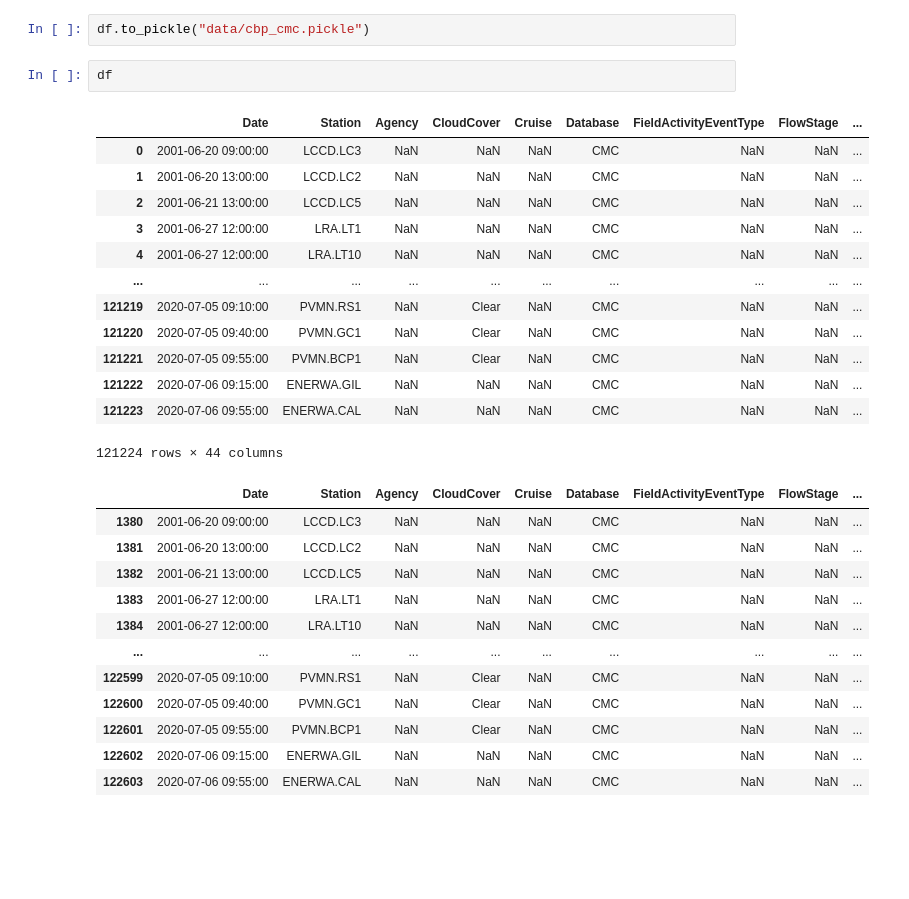
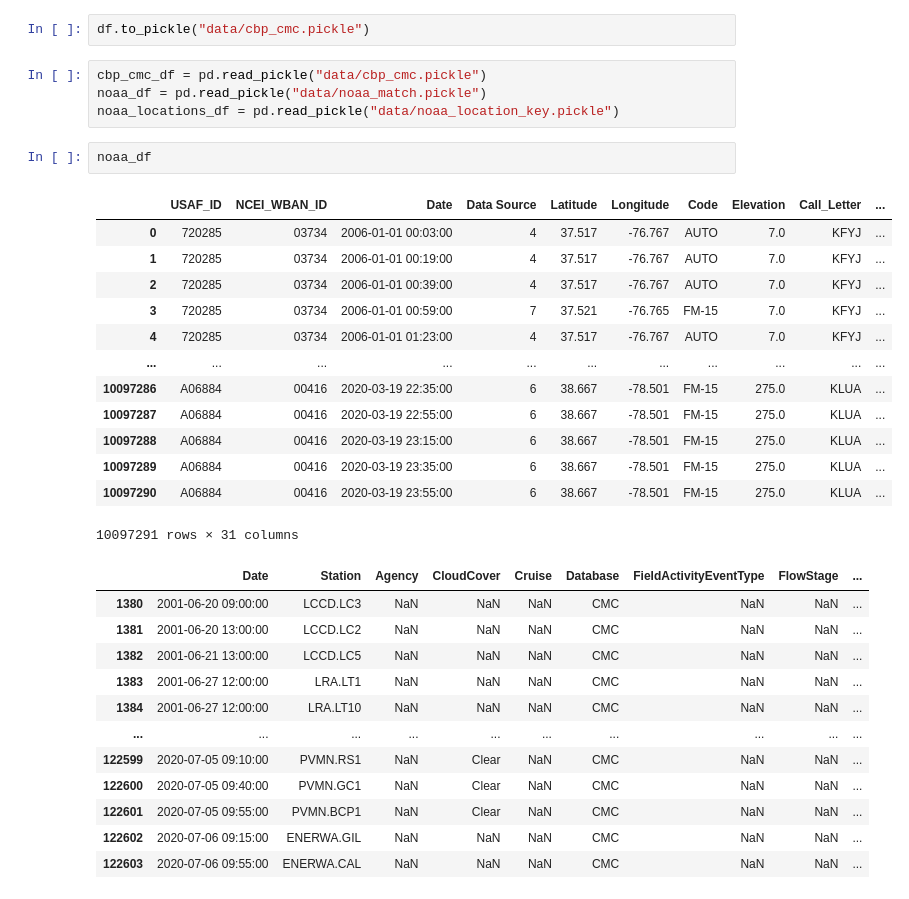
Before and after one commit to coreyryanhanson/hackthebay, a Jupyter notebook: datagathering.ipynb, the cells around one changed output. Cells and saved outputs as stored; diff of their text form; blank space fills up the shorter version.

Commit message:
consolidated noaa data

```diff
--- a/datagathering.ipynb
+++ b/datagathering.ipynb
@@ -386,22 +386,26 @@ def clean_cmc_cbp_dataframe(data):
 df = clean_cmc_cbp_dataframe(df)
 # %%
 df.to_pickle("data/cbp_cmc.pickle")
-# %%
-df
-# %% [output]
-|  | Date | Station | Agency | CloudCover | Cruise | Database | FieldActivityEventType | FlowStage | ... |
-| 0 | 2001-06-20 09:00:00 | LCCD.LC3 | NaN | NaN | NaN | CMC | NaN | NaN | ... |
-| 1 | 2001-06-20 13:00:00 | LCCD.LC2 | NaN | NaN | NaN | CMC | NaN | NaN | ... |
-| 2 | 2001-06-21 13:00:00 | LCCD.LC5 | NaN | NaN | NaN | CMC | NaN | NaN | ... |
-| 3 | 2001-06-27 12:00:00 | LRA.LT1 | NaN | NaN | NaN | CMC | NaN | NaN | ... |
-| 4 | 2001-06-27 12:00:00 | LRA.LT10 | NaN | NaN | NaN | CMC | NaN | NaN | ... |
-| ... | ... | ... | ... | ... | ... | ... | ... | ... | ... |
-| 121219 | 2020-07-05 09:10:00 | PVMN.RS1 | NaN | Clear | NaN | CMC | NaN | NaN | ... |
-| 121220 | 2020-07-05 09:40:00 | PVMN.GC1 | NaN | Clear | NaN | CMC | NaN | NaN | ... |
-| 121221 | 2020-07-05 09:55:00 | PVMN.BCP1 | NaN | Clear | NaN | CMC | NaN | NaN | ... |
-| 121222 | 2020-07-06 09:15:00 | ENERWA.GIL | NaN | NaN | NaN | CMC | NaN | NaN | ... |
-| 121223 | 2020-07-06 09:55:00 | ENERWA.CAL | NaN | NaN | NaN | CMC | NaN | NaN | ... |
-121224 rows × 44 columns
+# %%
+cbp_cmc_df = pd.read_pickle("data/cbp_cmc.pickle")
+noaa_df = pd.read_pickle("data/noaa_match.pickle")
+noaa_locations_df = pd.read_pickle("data/noaa_location_key.pickle")
+# %%
+noaa_df
+# %% [output]
+|  | USAF_ID | NCEI_WBAN_ID | Date | Data Source | Latitude | Longitude | Code | Elevation | Call_Letter | ... |
+| 0 | 720285 | 03734 | 2006-01-01 00:03:00 | 4 | 37.517 | -76.767 | AUTO | 7.0 | KFYJ | ... |
+| 1 | 720285 | 03734 | 2006-01-01 00:19:00 | 4 | 37.517 | -76.767 | AUTO | 7.0 | KFYJ | ... |
+| 2 | 720285 | 03734 | 2006-01-01 00:39:00 | 4 | 37.517 | -76.767 | AUTO | 7.0 | KFYJ | ... |
+| 3 | 720285 | 03734 | 2006-01-01 00:59:00 | 7 | 37.521 | -76.765 | FM-15 | 7.0 | KFYJ | ... |
+| 4 | 720285 | 03734 | 2006-01-01 01:23:00 | 4 | 37.517 | -76.767 | AUTO | 7.0 | KFYJ | ... |
+| ... | ... | ... | ... | ... | ... | ... | ... | ... | ... | ... |
+| 10097286 | A06884 | 00416 | 2020-03-19 22:35:00 | 6 | 38.667 | -78.501 | FM-15 | 275.0 | KLUA | ... |
+| 10097287 | A06884 | 00416 | 2020-03-19 22:55:00 | 6 | 38.667 | -78.501 | FM-15 | 275.0 | KLUA | ... |
+| 10097288 | A06884 | 00416 | 2020-03-19 23:15:00 | 6 | 38.667 | -78.501 | FM-15 | 275.0 | KLUA | ... |
+| 10097289 | A06884 | 00416 | 2020-03-19 23:35:00 | 6 | 38.667 | -78.501 | FM-15 | 275.0 | KLUA | ... |
+| 10097290 | A06884 | 00416 | 2020-03-19 23:55:00 | 6 | 38.667 | -78.501 | FM-15 | 275.0 | KLUA | ... |
+10097291 rows × 31 columns
 # %%
 # %% [output]
 |  | Date | Station | Agency | CloudCover | Cruise | Database | FieldActivityEventType | FlowStage | ... |
```
Also changed, not shown: 2 other files.
